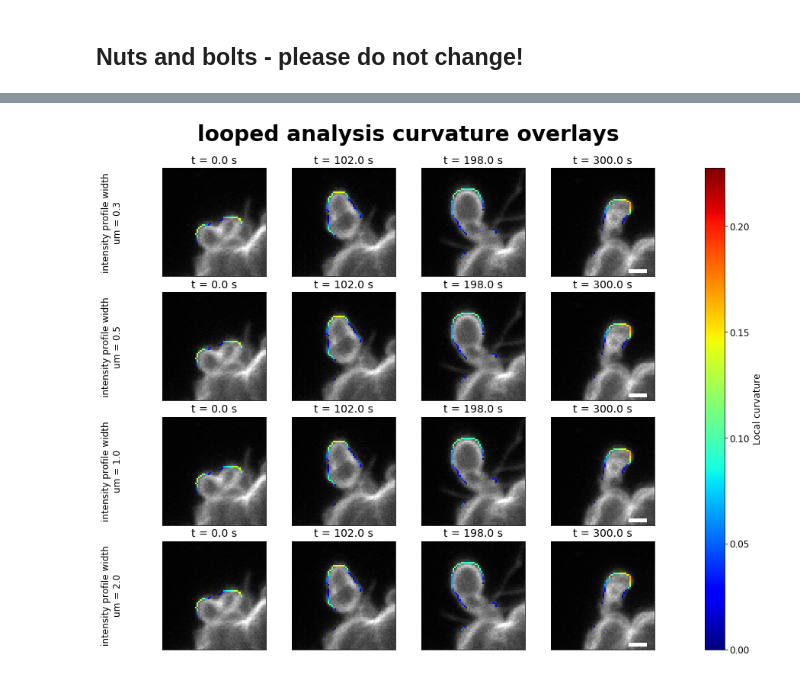
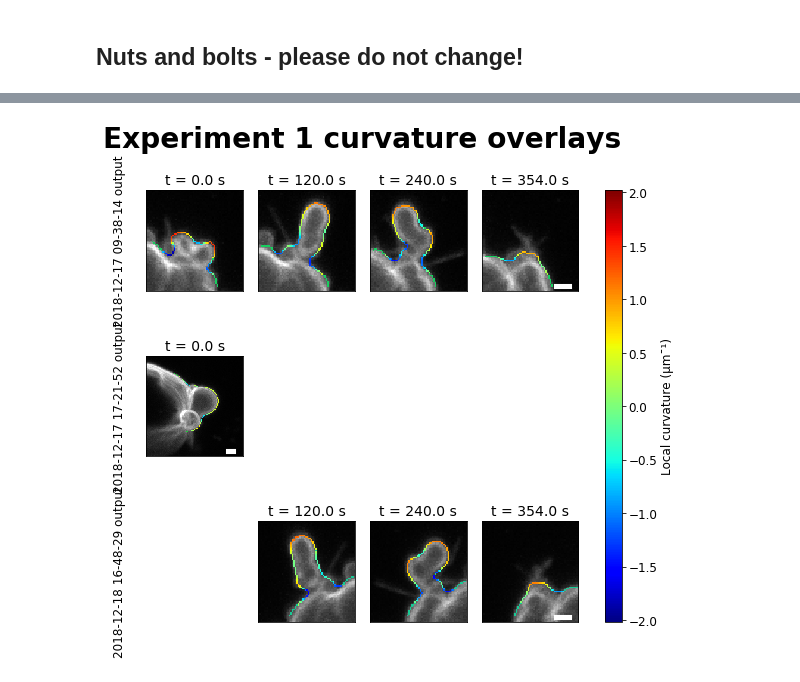
Before and after one commit to dougkelly88/blebbing_analysis, a Jupyter notebook: plotting/Blebbing figures.ipynb, the cells around one changed output, grey strips where cells are left out. Saved outputs shown, nothing was run; the diff lists cells and outputs as text; code cells hidden in the pictures.

```diff
--- a/plotting/Blebbing figures.ipynb
+++ b/plotting/Blebbing figures.ipynb
@@ -30,8 +30,11 @@ This notebook is designed to generate figures for comparison of membrane blebbin
 # %% [markdown]
 ## Setup
 # %%
-experiment_folder = "C:\\Users\\dougk\\Desktop\\output\\Experiment 1";
-experiment_folder = "C:\\Users\\dougk\\Desktop\\output\\2019-01-22 14-30-44 output\\looped analysis"
+# experiment_folder = "C:\\Users\\dougk\\Desktop\\output\\Experiment 1";
+# experiment_folder = "C:\\Users\\dougk\\Desktop\\output\\2019-01-22 14-30-44 output\\looped analysis"
+# experiment_folder = "C:\\Users\\dougk\\Desktop\\output\\2019-01-29 16-16-23 output\\Varying intensity thickness parameter"
+#experiment_folder = "C:\\Users\\dougk\\Desktop\\output\\2019-01-29 17-10-59 output\\Varying curvature length parameter"
+experiment_folder = "D:\\data\\Inverse blebbing\\Experiment 1"
 condition_names = None;
 #condition_names = ["control", "condition 1", "condition 2"]
 annotation_arrows = None;
@@ -42,7 +45,11 @@ scale_bar_size_um = 1.0;
 scale_bar_position = (0.75, 0.9) # in normalised axis coordinates
 scale_bar_color = 'w';
 contrast_enhancement = 0.35;
-base_chosen_timepoints = [0, 100, 200, 300];
+base_chosen_timepoints = [0, 120, 240, 354];
+order_numerically = False;
+make_colorscale_symmetrical = True;
+keep_time_scales_consistent = True;
+keep_length_scales_consistent = True;
 # %% [markdown]
 ## Font setup
 # %%
@@ -305,27 +366,34 @@ paramses = [];
 subtitles = [];
 # load and plot images
 experiment_title = os.path.basename(experiment_folder);
-for idx, subfolder in enumerate(os.listdir(experiment_folder)):
-    if os.path.isdir(os.path.join(experiment_folder, subfolder)):
-        ims.append(io.imread(os.path.join(experiment_folder, subfolder, "overlaid curvature.tif")));
-        raw_curvatures.append(io.imread(os.path.join(experiment_folder, subfolder, "raw curvature.tif")));
-        params = Parameters();
-        params.loadParametersFromJson(os.path.join(experiment_folder, subfolder, "parameters used.json"));
-        paramses.append(params);
-        if condition_names is None:
-            if use_subfolder_as_condition:
-                subtitles.append(subfolder)
-            else:
-                subtitles.append(os.path.splitext(os.path.basename(params.input_image_path))[0]);
+subfolders = [x for x in os.listdir(experiment_folder) if os.path.isdir(os.path.join(experiment_folder, x))];
+for idx, subfolder in enumerate(subfolders):
+    ims.append(io.imread(os.path.join(experiment_folder, subfolder, "overlaid curvature.tif")));
+    raw_curvatures.append(io.imread(os.path.join(experiment_folder, subfolder, "raw curvature.tif")));
+    params = Parameters();
+    params.loadParametersFromJson(os.path.join(experiment_folder, subfolder, "parameters used.json"));
+    paramses.append(params);
+    if 'physical_curvature_unit' not in dir(params):
+            raw_curvatures[idx] = raw_curvatures[idx] * (1/paramses[idx].pixel_physical_size);
+    elif params.physical_curvature_unit=='':
+        raw_curvatures[idx] = raw_curvatures[idx] * (1/paramses[idx].pixel_physical_size);
+    if condition_names is None:
+        if use_subfolder_as_condition:
+            subtitles.append(subfolder)
         else:
-            subtitles.append(condition_names[idx]);
+            subtitles.append(os.path.splitext(os.path.basename(params.input_image_path))[0]);
+    else:
+        subtitles.append(condition_names[idx]);
 
 curv_lims =  (min([raw_cs.min() for raw_cs in raw_curvatures]), max([raw_cs.max() for raw_cs in raw_curvatures]))
-fig, axs = plt.subplots(ncols=len(base_chosen_timepoints), nrows=len(ims), figsize=(3*len(ims),2.5*len(ims)));
+if make_colorscale_symmetrical:
+    curv_lims = (-max([abs(x) for x in curv_lims]), max([abs(x) for x in curv_lims]))
+fig, axs = plt.subplots(ncols=len(base_chosen_timepoints), nrows=len(ims), figsize=(2.5*len(ims),2.5*len(ims)));
 for imidx in range(len(ims)):
     t_offs = 0;
-    if paramses[imidx].time_crop_start_end[0] is not None:
-        t_offs = float(paramses[imidx].time_crop_start_end[0]) * paramses[imidx].frame_interval;
+    if paramses[imidx].time_crop_start_end is not None:
+        if paramses[imidx].time_crop_start_end[0] is not None:
+            t_offs = float(paramses[imidx].time_crop_start_end[0]) * paramses[imidx].frame_interval;
     chosen_timepoints = [x + paramses[imidx].frame_interval for x in base_chosen_timepoints];
     chosen_frames = [round((t - t_offs)/ paramses[imidx].frame_interval) for t in chosen_timepoints];
     closest_timepoints = [(fr - 1) * paramses[imidx].frame_interval + t_offs for fr in chosen_frames];
@@ -350,33 +418,33 @@ for imidx in range(len(ims)):
             axs[imidx][fridx].set_visible(False);
         axs[imidx][fridx].set_xticks([]);
         axs[imidx][fridx].set_yticks([]);
         if fridx == chosen_frames.index(max([f for f in chosen_frames if not np.isnan(f)])):
             add_scalebar(paramses[imidx],
                          axs[imidx][fridx],
                          fig,
                          color=scale_bar_color,
                          scale_bar_size_um=scale_bar_size_um);
             sb_ydata=[0.95 * ims[imidx][0].shape[0], 0.95 * ims[imidx][0].shape[0]];
 
 plt.tight_layout();
 fig.subplots_adjust(top=0.9, right=0.9, hspace=0.15, left=0.1);
 cmap = plt.get_cmap('jet');
 norm = colors.Normalize(vmin=curv_lims[0],vmax=curv_lims[1]);
 sm = plt.cm.ScalarMappable(cmap=cmap, norm=norm);
 sm.set_array([]);
 cbar_ax1 = fig.add_axes([0.95, axs[len(ims)-1][len(chosen_timepoints)-1].get_position().y0, 0.03, (axs[0][len(chosen_timepoints)-1].get_position().y1 - axs[len(ims)-1][len(chosen_timepoints)-1].get_position().y0)])
 fig.colorbar(sm, cax=cbar_ax1);
-cbar_ax1.set_ylabel("Local curvature");
+cbar_ax1.set_ylabel("Local curvature" + curvature_unit_label);
 plt.rc('figure', titleweight='bold');
 fig.suptitle(experiment_title + " curvature overlays");
 for imidx in range(len(ims)):
     bbox = axs[imidx][0].get_position();
     txt = Text(0.05, 0.5*(bbox.ymin + bbox.ymax),
-               "\n".join(wrap(subtitles[imidx].replace("_", " "), int(1200.0/(axis_label_size * len(ims))))),
+               "\n".join(wrap(subtitles[imidx].replace("_", " ").replace("um", _um), int(1200.0/(axis_label_size * len(ims))))),
                rotation='vertical',
                horizontalalignment='center',
                va='center',
                fontsize=axis_label_size);
     fig.add_artist(txt)
 # %% [output]
-[figure, old version]
+[figure, new version]
```
Also changed, not shown: parts of 4 cells of this notebook.
